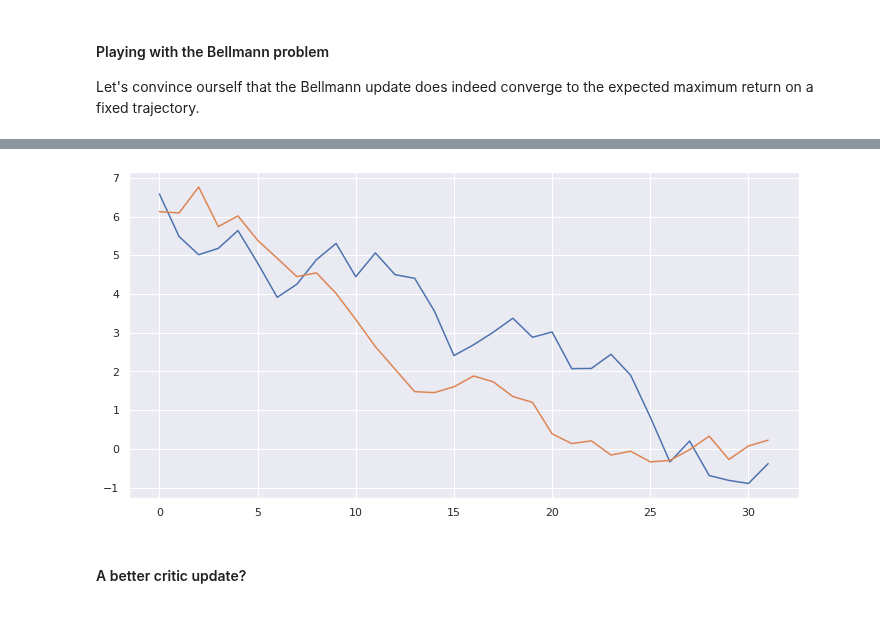
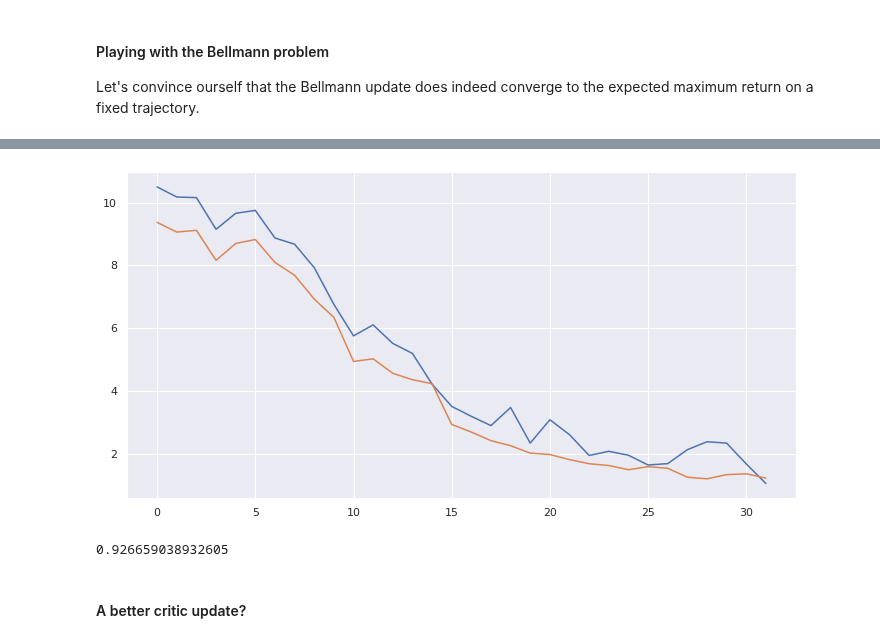
Before and after one commit to smurve/financials, a Jupyter notebook: ConvNetInvestor_Improvements.ipynb, the cells around one changed output, grey strips where cells are left out. Saved outputs shown, nothing was run; the diff lists cells and outputs as text; code cells hidden in the pictures.

```diff
--- a/ConvNetInvestor_Improvements.ipynb
+++ b/ConvNetInvestor_Improvements.ipynb
@@ -257,0 +489,3 @@ primary_critic.compile(loss = pc_loss, optimizer=pc_optimizer)
+# %%
+env = Environment(7, [4e5, 3e5, 3e5], fee=FEE)
+mh, pw, actions, returns, mh1, pw1 = trading_trajectory(primary_actor, env, TT_CONFIG)
@@ -257,0 +619,5 @@ primary_critic.compile(loss = pc_loss, optimizer=pc_optimizer)
+# %%
+layers = [3,4,5,6]
+# %%
+for i, u in enumerate(layers):
+    print(i,u)
@@ -399,8 +764,8 @@ activation = tf.keras.activations.elu
 inputs = tk.Input(shape=[2], dtype=tf.float32)
 y = inputs
 
-for u in [16, 32, 64, 32, 16, 8]:
-    y = tkl.Dense(units=u, activation=activation)(y)
+for u in [16, 32, 64, 16]:
+    y = tkl.Dense(units=u, activation='elu')(y)
 
 
 y = tkl.Dense(units=1, activation=None)(y)
@@ -431,12 +797,13 @@ print(q_est.T)
 # %%
-for i in range(1001):
+for i in range(2001):
     y_t = [(rewards[t] + gamma * Q(np.expand_dims(x_[t+1], axis=0)).numpy()[0][0]) for t in range(N_T-1)]
     y_t.append(0.)
     history=Q.fit(x=x_, y=y_t, epochs=1, verbose=False)
-    if i % 100 == 0:
-        print("loss: %s" % history.history['loss'])
+    q_est = Q(x_).numpy()
+    mse = np.mean((q_est.T - qfun)**2)
+    if i % 200 == 0:
+        print("bellmann loss: %s, mse from true Q: , %s" % (history.history['loss'], mse))
 
-q_est = Q(x_).numpy()
 plt.plot(qfun)
 plt.plot(q_est.T[0]);
 # %% [output]
@@ -454,4 +821,8 @@ loss: [0.05056758224964142]
-[figure, old version]
+[figure, new version]
+# %%
+np.mean((q_est.T - qfun)**2)
+# %% [output]
+0.926659038932605
 # %%
 coeffs = tf.Variable([.1, .1, .1, .1, .1])
 # %%
```
Also changed, not shown: parts of 52 cells of this notebook, 1 other file.
